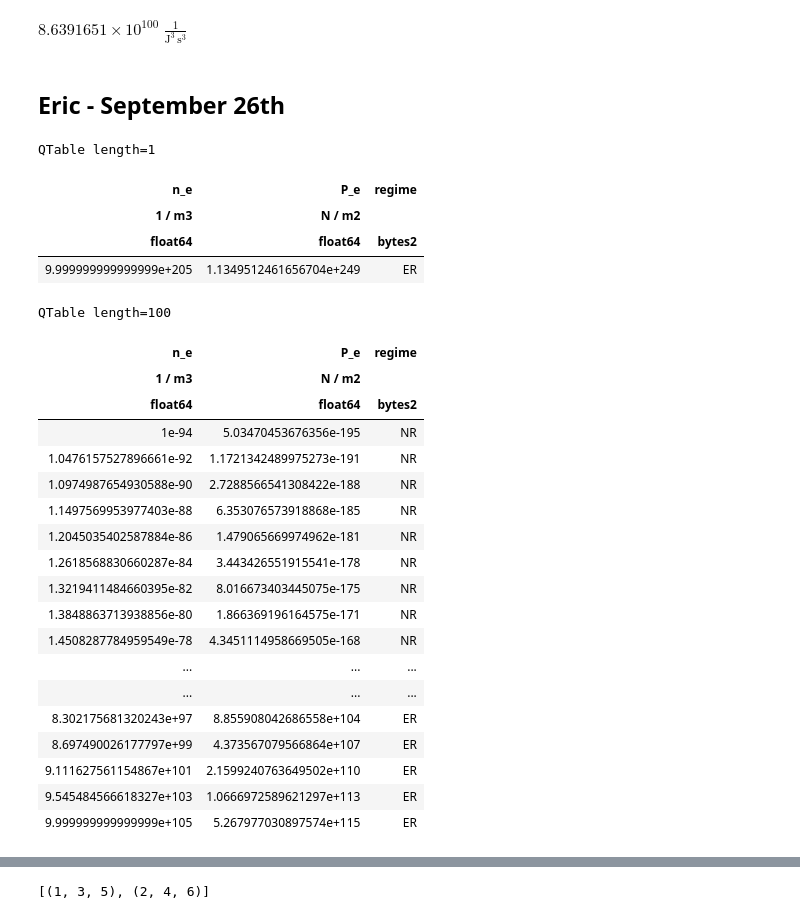
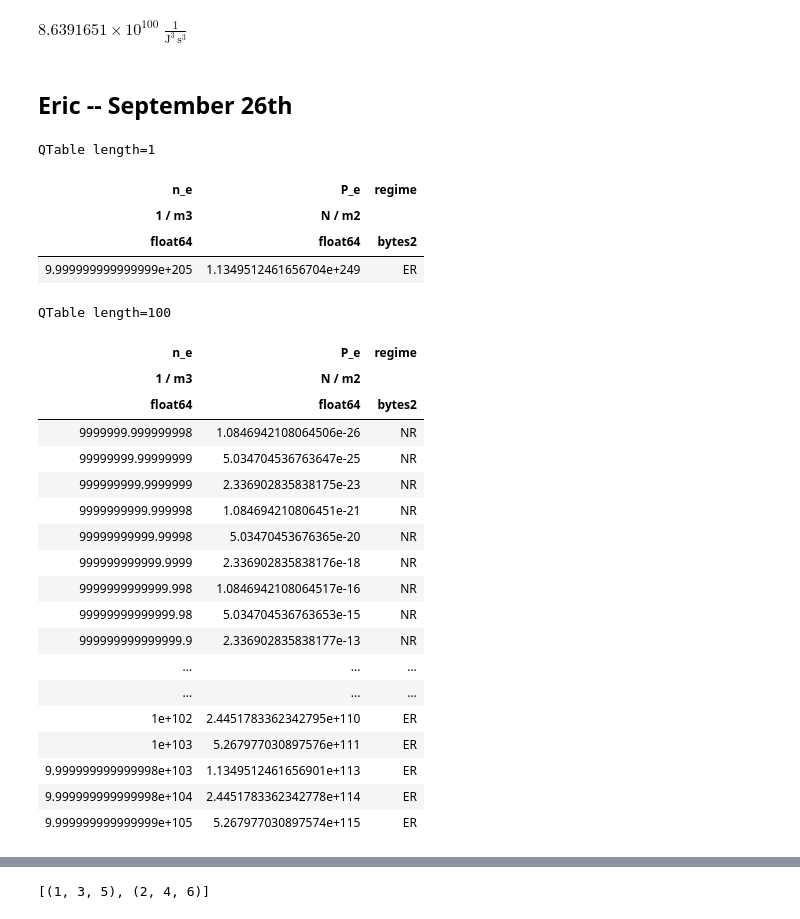
Before and after one commit to EricMullerAU/Stars-Project, a Jupyter notebook: Jason_crap/rel_start.ipynb, the cells around one changed output, grey strips where cells are left out. Drawn from its saved outputs; the diff is of its cells as text; code cells hidden in the pictures.

```diff
--- a/Jason_crap/rel_start.ipynb
+++ b/Jason_crap/rel_start.ipynb
@@ -110,7 +112,7 @@ plt.show()
 # %% [output]
 $8.6391651 \times 10^{100} \; \mathrm{\frac{1}{J^{3}\,s^{3}}}$
 # %% [markdown]
-## Eric - September 26th
+## Eric -- September 26th
 # %%
 def idealElectronPressure(n_e, T):
     """
@@ -201,29 +203,29 @@ QTable length=1
 | float64 | float64 | bytes2 |
 | 9.999999999999999e+205 | 1.1349512461656704e+249 | ER |
 # %%
-number_density_range = np.logspace(-100, 100, 100) / u.cm ** 3
+number_density_range = np.logspace(1, 100, 100) / u.cm ** 3
 
 fullyDegenElectronPressure(number_density_range)
 # %% [output]
 QTable length=100
 | n_e | P_e | regime |
 | 1 / m3 | N / m2 |  |
 | float64 | float64 | bytes2 |
-| 1e-94 | 5.03470453676356e-195 | NR |
-| 1.0476157527896661e-92 | 1.1721342489975273e-191 | NR |
-| 1.0974987654930588e-90 | 2.7288566541308422e-188 | NR |
-| 1.1497569953977403e-88 | 6.353076573918868e-185 | NR |
-| 1.2045035402587884e-86 | 1.479065669974962e-181 | NR |
-| 1.2618568830660287e-84 | 3.443426551915541e-178 | NR |
-| 1.3219411484660395e-82 | 8.016673403445075e-175 | NR |
-| 1.3848863713938856e-80 | 1.866369196164575e-171 | NR |
-| 1.4508287784959549e-78 | 4.3451114958669505e-168 | NR |
+| 9999999.999999998 | 1.0846942108064506e-26 | NR |
+| 99999999.99999999 | 5.034704536763647e-25 | NR |
+| 999999999.9999999 | 2.336902835838175e-23 | NR |
+| 9999999999.999998 | 1.084694210806451e-21 | NR |
+| 99999999999.99998 | 5.03470453676365e-20 | NR |
+| 999999999999.9999 | 2.336902835838176e-18 | NR |
+| 9999999999999.998 | 1.0846942108064517e-16 | NR |
+| 99999999999999.98 | 5.034704536763653e-15 | NR |
+| 999999999999999.9 | 2.336902835838177e-13 | NR |
 | ... | ... | ... |
 | ... | ... | ... |
-| 8.302175681320243e+97 | 8.855908042686558e+104 | ER |
-| 8.697490026177797e+99 | 4.373567079566864e+107 | ER |
-| 9.111627561154867e+101 | 2.1599240763649502e+110 | ER |
-| 9.545484566618327e+103 | 1.0666972589621297e+113 | ER |
+| 1e+102 | 2.4451783362342795e+110 | ER |
+| 1e+103 | 5.267977030897576e+111 | ER |
+| 9.999999999999998e+103 | 1.1349512461656901e+113 | ER |
+| 9.999999999999998e+104 | 2.4451783362342778e+114 | ER |
 | 9.999999999999999e+105 | 5.267977030897574e+115 | ER |
 # %%
 # Define our three regimes
```
Also changed, not shown: parts of 5 cells of this notebook, 1 other file.
